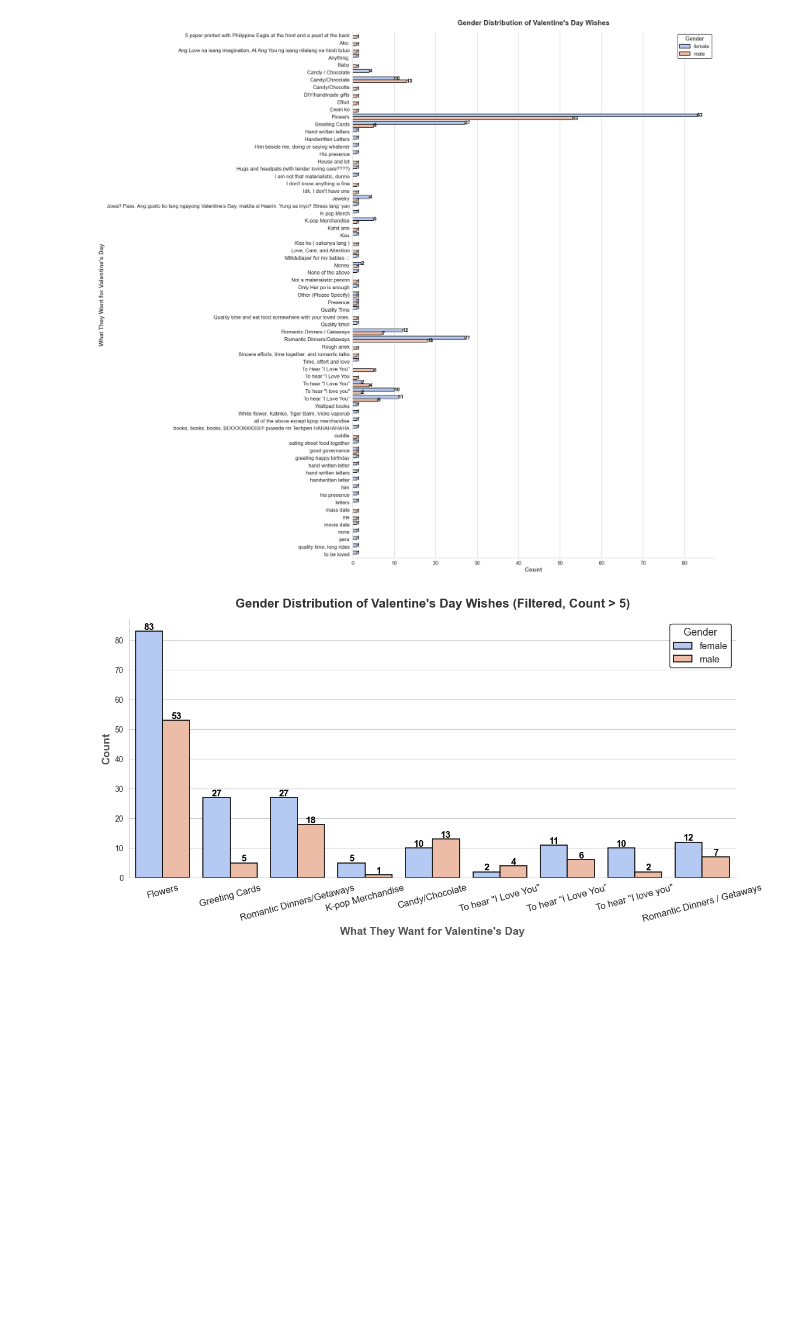
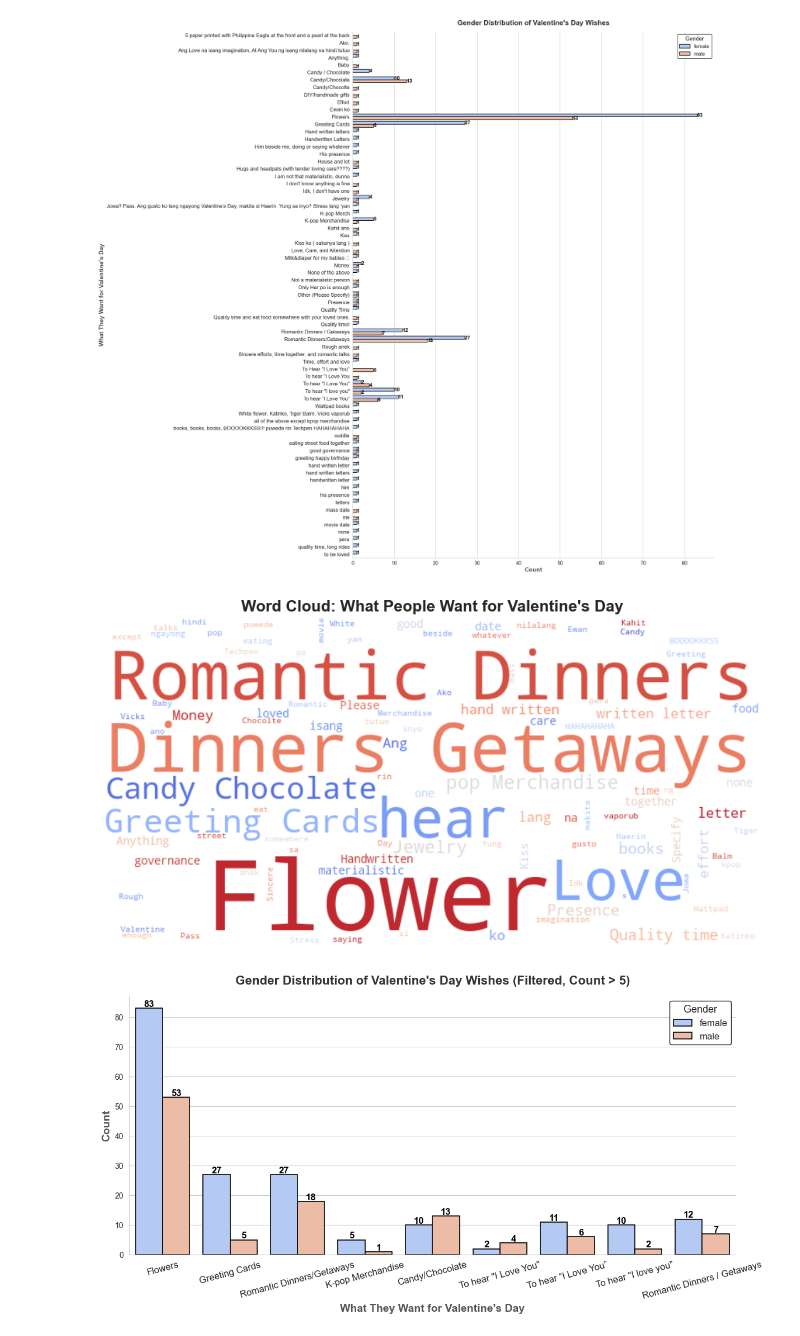
Before and after one commit to Joshua-Ean-Valera/leons.github.io, a Jupyter notebook: Love_Data.ipynb, the cells around one changed output. Cells and saved outputs as stored; diff of their text form; code cells hidden in the pictures; blank space fills up the shorter version.

```diff
--- a/Love_Data.ipynb
+++ b/Love_Data.ipynb
@@ -426,6 +576,22 @@ my_sb.despine()
 my_pl.show()
 # %% [output]
 [figure]
+# %%
+# Combine all responses into a single string
+text = " ".join(my_love["Want_for_Vday"].dropna())
+
+# Generate the word cloud
+wordcloud = WordCloud(width=800, height=400, background_color="white", colormap="coolwarm",
+                      contour_color="black", contour_width=1, max_words=100).generate(text)
+
+# Plot the word cloud
+plt.figure(figsize=(12, 6))
+plt.imshow(wordcloud, interpolation="bilinear")
+plt.axis("off")  # Hide axes
+plt.title("Word Cloud: What People Want for Valentine's Day", fontsize=16, fontweight="bold")
+plt.show()
+# %% [output]
+[figure, added]
 # %%
 # Standardizing "Want_for_Vday" labels (if needed)
 my_love["Want_for_Vday"] = my_love["Want_for_Vday"].str.strip()  # Remove extra spaces
```
Also changed, not shown: parts of 7 cells of this notebook.
